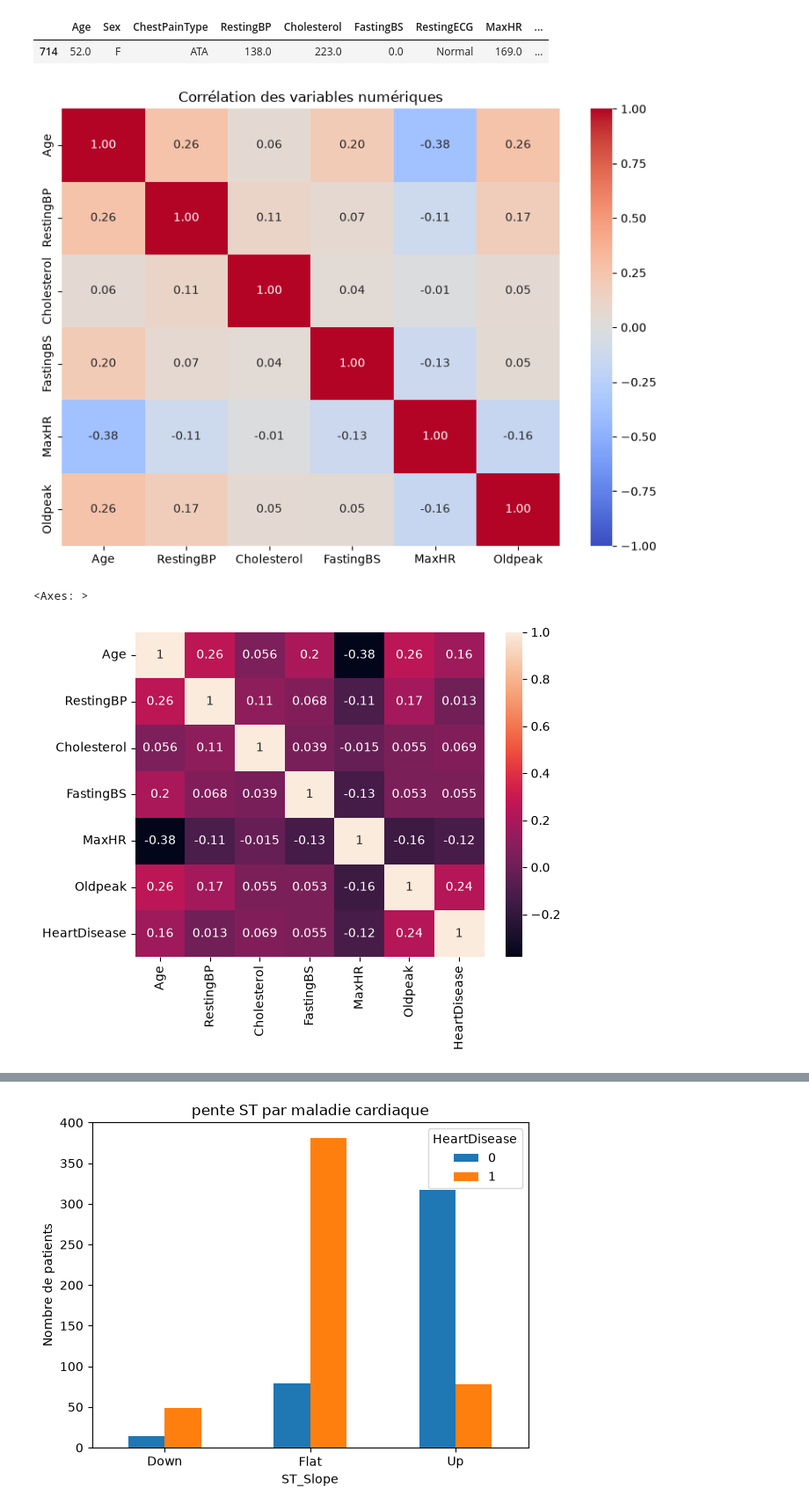
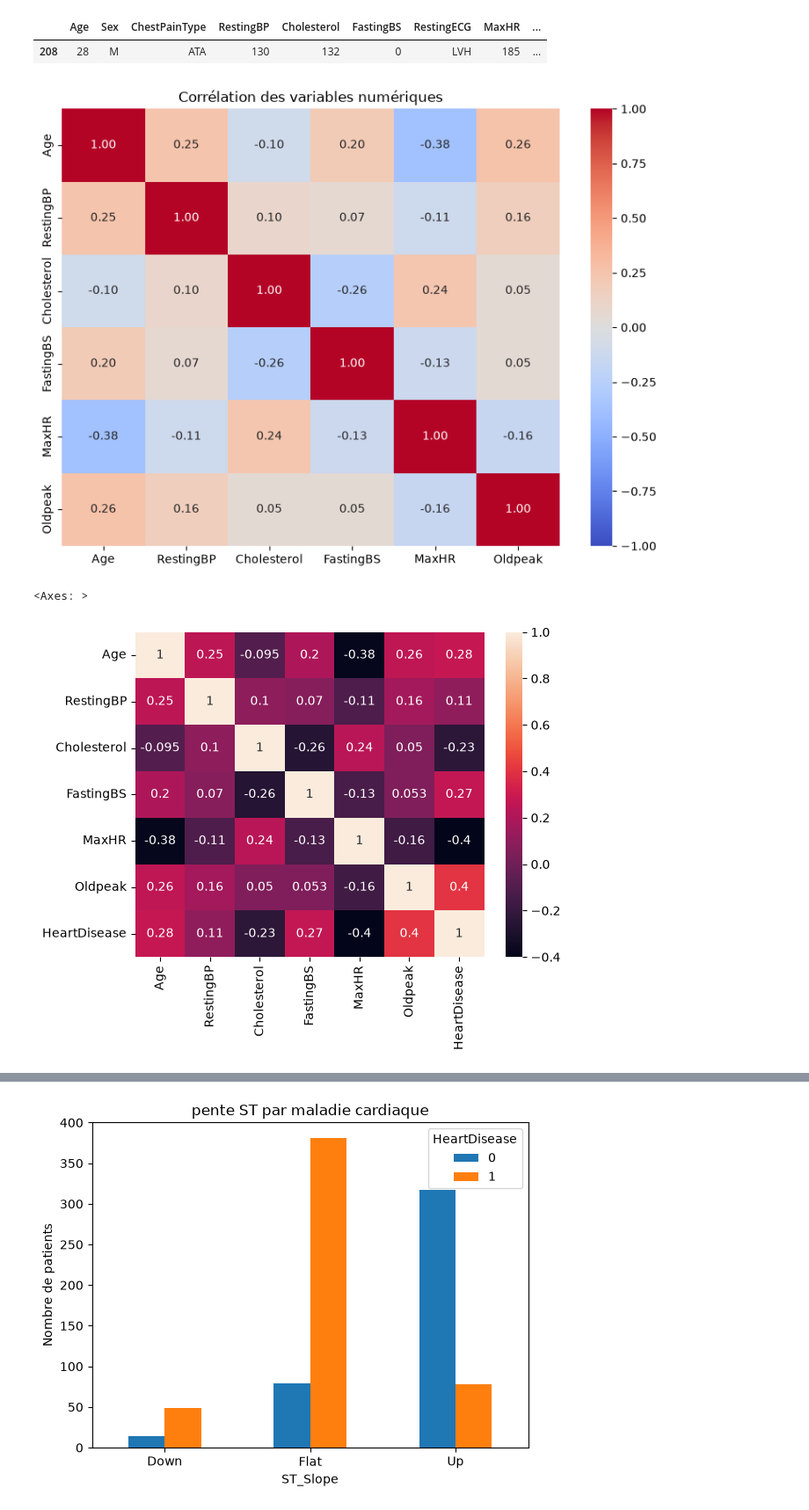
Before and after one commit to mohamedamineelkasbi/heart_disease_prediction_project, a Jupyter notebook: notebooks/DATA_VISUALISATION.ipynb, the cells around one changed output, grey strips where cells are left out. Shown at 88% size. Drawn from its saved outputs; the diff is of its cells as text; code cells hidden in the pictures.

```diff
--- a/notebooks/DATA_VISUALISATION.ipynb
+++ b/notebooks/DATA_VISUALISATION.ipynb
@@ -3,29 +6,30 @@ import pandas as pd
 # %%
-df=pd.read_csv("../data/processed/heart_clean.csv")
+df = pd.read_csv("../data/raw/heart.csv")
+df_eda = df.copy()
 # %%
-df.sample()
+df_eda.sample()
 # %% [output]
 |  | Age | Sex | ChestPainType | RestingBP | Cholesterol | FastingBS | RestingECG | MaxHR | ... |
-| 714 | 52.0 | F | ATA | 138.0 | 223.0 | 0.0 | Normal | 169.0 | ... |
+| 208 | 28 | M | ATA | 130 | 132 | 0 | LVH | 185 | ... |
 # %%
 import matplotlib.pyplot as plt
 import seaborn as sns
 
 num_cols = ['Age', 'RestingBP', 'Cholesterol', 'FastingBS','MaxHR', 'Oldpeak']
 
-corr_matrix = df[num_cols].corr()
+corr_matrix = df_eda[num_cols].corr()
 
 plt.figure(figsize=(8,6))
 sns.heatmap(corr_matrix, annot=True, cmap='coolwarm', fmt='.2f', vmin=-1, vmax=1)
 plt.title('Corrélation des variables numériques')
 plt.tight_layout()
-plt.savefig('../figures/hCorrélation_des_variables_numériques.png', dpi=300, bbox_inches='tight')
+plt.savefig('../figures/Corrélation_des_variables_numériques.png', dpi=300, bbox_inches='tight')
 plt.show()
 # %% [output]
-[figure, old version]
+[figure, new version]
 # %%
-sns.heatmap(df.corr(numeric_only=True),annot=True)
+sns.heatmap(df_eda.corr(numeric_only=True),annot=True)
 # %% [output]
 <Axes: >
-[figure, old version]
+[figure, new version]
 # %%
```
Also changed, not shown: parts of 17 cells of this notebook, 29 other files.
